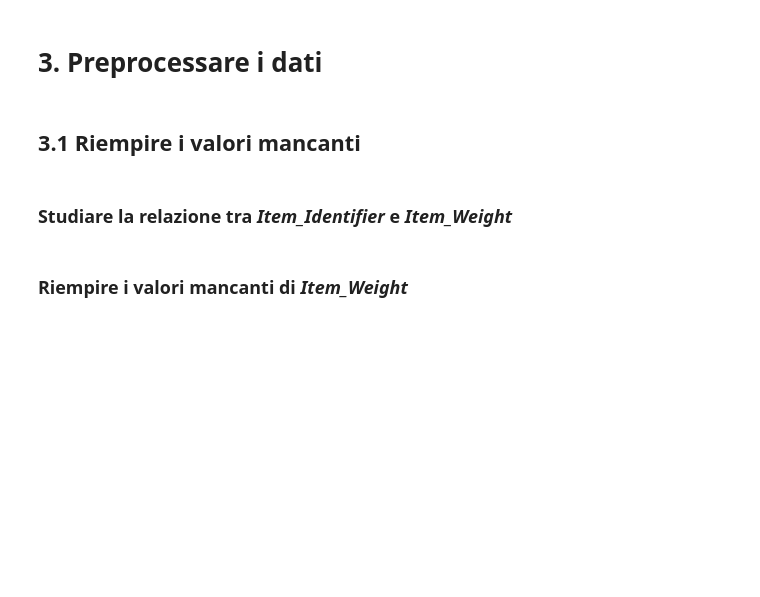
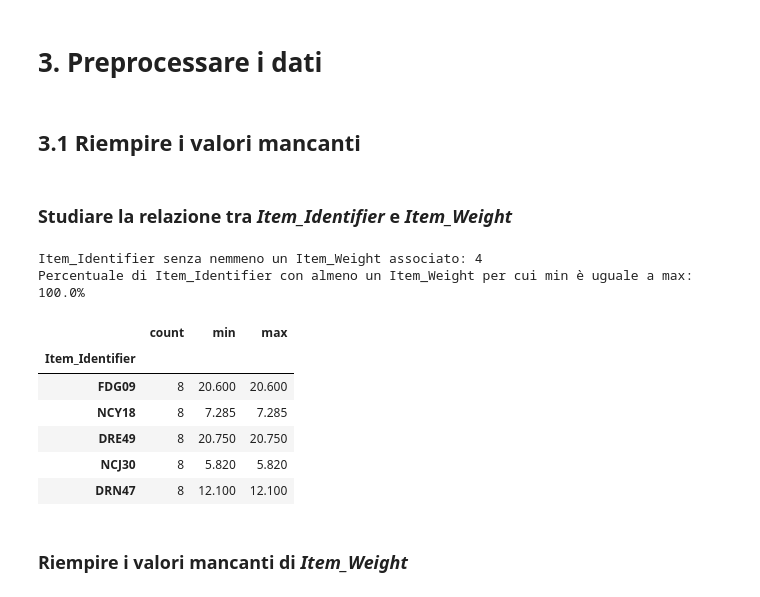
Before and after one commit to mnslarcher/metodi-statistici-big-data, a Jupyter notebook: 07_analisi_esplorativa_e_preprocessamento_dei_dati.ipynb, the cells around one changed output. Drawn from its saved outputs; the diff is of its cells as text; code cells hidden in the pictures; blank space fills up the shorter version.

```diff
--- a/07_analisi_esplorativa_e_preprocessamento_dei_dati.ipynb
+++ b/07_analisi_esplorativa_e_preprocessamento_dei_dati.ipynb
@@ -156,13 +292,23 @@ Elencare quanto scoperto grazie all'analisi esplorativa.
 # %%
 weight_grby_id = X[["Item_Identifier", "Item_Weight"]].groupby("Item_Identifier").\
     agg(["count", "min", "max"])["Item_Weight"]
 weight_grby_id.sort_values("count", inplace=True, ascending=False)
 
 print("Item_Identifier senza nemmeno un Item_Weight associato: {}".format((weight_grby_id["count"] == 0).sum()))
 weight_grby_id = weight_grby_id.loc[weight_grby_id["count"] > 0]
 print("Percentuale di Item_Identifier con almeno un Item_Weight per cui min è uguale a max: {}%"
       .format(100 * (weight_grby_id["min"] == weight_grby_id["min"]).mean()))
-weight_grby_id.head()
+display(weight_grby_id.head())
+# %% [output]
+Item_Identifier senza nemmeno un Item_Weight associato: 4
+Percentuale di Item_Identifier con almeno un Item_Weight per cui min è uguale a max: 100.0%
+|  | count | min | max |
+| Item_Identifier |  |  |  |
+| FDG09 | 8 | 20.600 | 20.600 |
+| NCY18 | 8 | 7.285 | 7.285 |
+| DRE49 | 8 | 20.750 | 20.750 |
+| NCJ30 | 8 | 5.820 | 5.820 |
+| DRN47 | 8 | 12.100 | 12.100 |
 # %% [markdown]
 ### Riempire i valori mancanti di *Item_Weight*
 # %%
```
Also changed, not shown: parts of 33 cells of this notebook, 1 other file.
